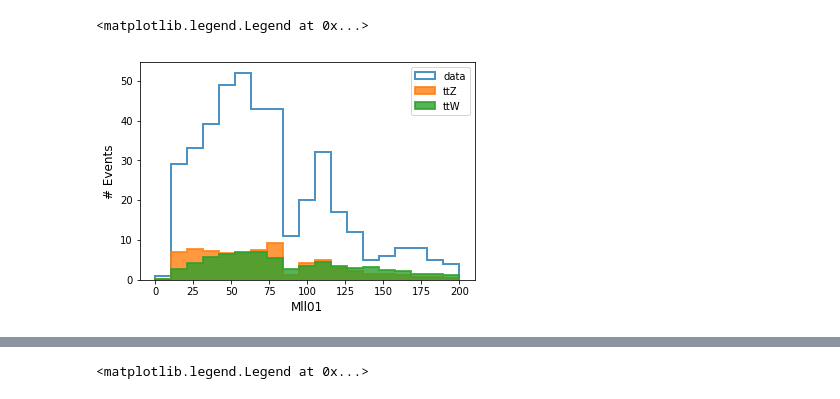
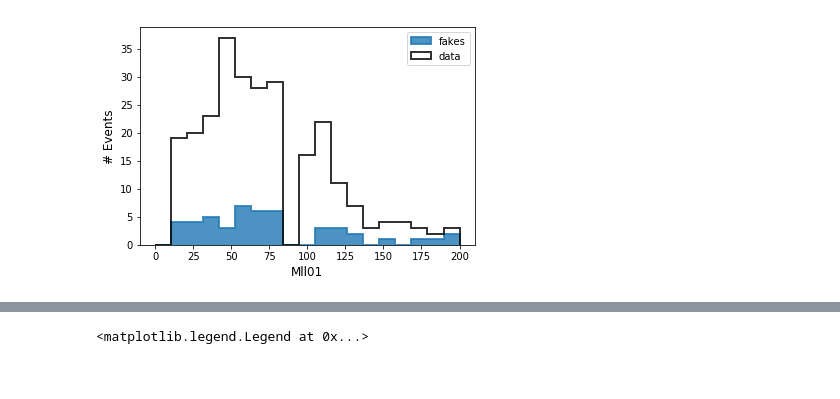
Before and after one commit to grevtsovkirill/trilep_res_anomaly_nn, a Jupyter notebook: display_effect.ipynb, the cells around one changed output, grey strips where cells are left out. Drawn from its saved outputs; the diff is of its cells as text; code cells hidden in the pictures.

```diff
--- a/display_effect.ipynb
+++ b/display_effect.ipynb
@@ -68,35 +80,8 @@ plot_stack_var(data_sel,bkg_set_sel,labels_list,'Mll01',0.001)
-# %%
-#hd_ttH.head()
-var='Mll01'
-scale_to_GeV=0.001
-binning = {"DRll01": np.linspace(-2, 6, 24),
-           "max_eta": np.linspace(0, 2.5, 26),
-           "Mll01": np.linspace(0, 200, 20)}
-plt.hist(data[var]*scale_to_GeV, binning[var], histtype='step',
-         label=["data"],
-         stacked=False,
-         fill=False,
-         linewidth=2, alpha=0.8)
-
-plt.hist(ttZ[var]*scale_to_GeV, binning[var], histtype='step',
-         weights=ttZ.t_w,
-         label=["ttZ"],
-         stacked=False,
-         fill=True,
-         linewidth=2, alpha=0.8)
-plt.hist(ttW[var]*scale_to_GeV, binning[var], histtype='step',
-         weights=ttW.t_w,
-         label=["ttW"],
-         stacked=False,
-         fill=True,
-         linewidth=2, alpha=0.8)
-plt.xlabel(var,fontsize=12)
-plt.ylabel('# Events',fontsize=12)
-#plt.yscale('log')
-plt.legend()
-# %% [output]
-<matplotlib.legend.Legend at 0x...>
-[figure, removed]
+# %%
+lt=['fakes']
+plot_stack_var(data_sel,bkg_set_sel,lt,'Mll01',0.001)
+# %% [output]
+[figure, added]
 # %%
 plt.hist(data[var]*scale_to_GeV, binning[var], histtype='step',
          label=["data"],
```
Also changed, not shown: parts of 8 cells of this notebook.
